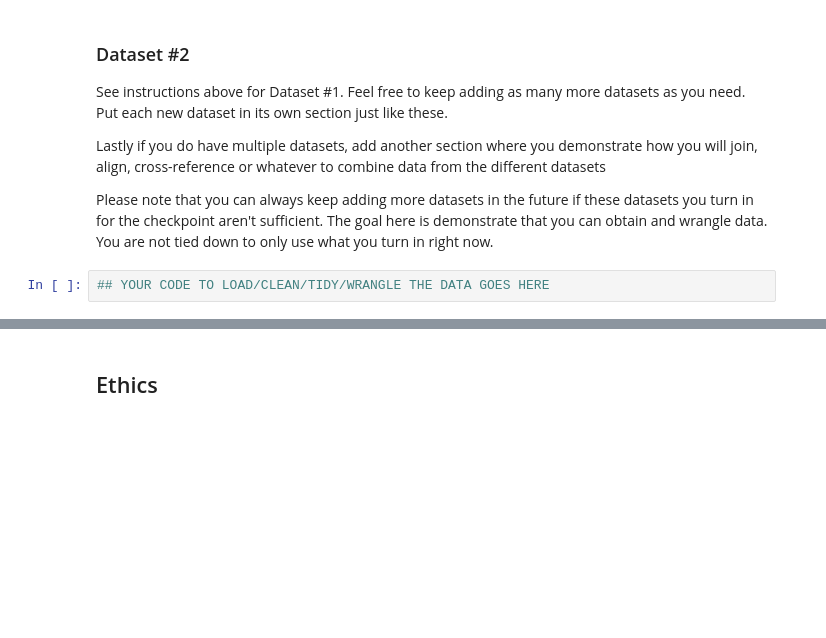
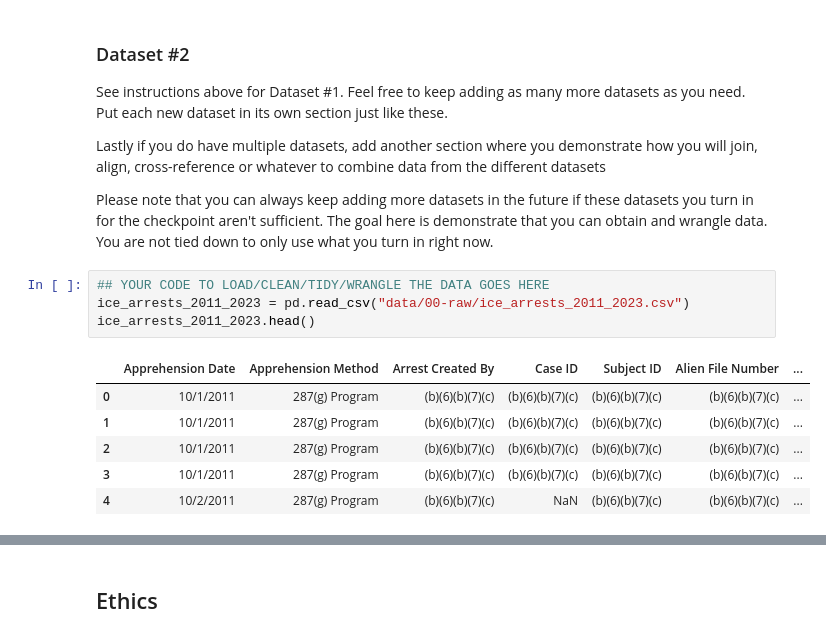
Before and after one commit to COGS108/Group109_WI26, a Jupyter notebook: 01-DataCheckpoint.ipynb, the cells around one changed output, grey strips where cells are left out. Cells and saved outputs as stored; diff of their text form; blank space fills up the shorter version.

```diff
--- a/01-DataCheckpoint.ipynb
+++ b/01-DataCheckpoint.ipynb
@@ -184,3 +249,12 @@ Lastly if you do have multiple datasets, add another section where you demonstra
 Please note that you can always keep adding more datasets in the future if these datasets you turn in for the checkpoint aren't sufficient.  The goal here is demonstrate that you can obtain and wrangle data.  You are not tied down to only use what you turn in right now.
 # %%
 ## YOUR CODE TO LOAD/CLEAN/TIDY/WRANGLE THE DATA GOES HERE
+ice_arrests_2011_2023 = pd.read_csv("data/00-raw/ice_arrests_2011_2023.csv")
+ice_arrests_2011_2023.head()
+# %% [output]
+|  | Apprehension Date | Apprehension Method | Arrest Created By | Case ID | Subject ID | Alien File Number | ... |
+| 0 | 10/1/2011 | 287(g) Program | (b)(6)(b)(7)(c) | (b)(6)(b)(7)(c) | (b)(6)(b)(7)(c) | (b)(6)(b)(7)(c) | ... |
+| 1 | 10/1/2011 | 287(g) Program | (b)(6)(b)(7)(c) | (b)(6)(b)(7)(c) | (b)(6)(b)(7)(c) | (b)(6)(b)(7)(c) | ... |
+| 2 | 10/1/2011 | 287(g) Program | (b)(6)(b)(7)(c) | (b)(6)(b)(7)(c) | (b)(6)(b)(7)(c) | (b)(6)(b)(7)(c) | ... |
+| 3 | 10/1/2011 | 287(g) Program | (b)(6)(b)(7)(c) | (b)(6)(b)(7)(c) | (b)(6)(b)(7)(c) | (b)(6)(b)(7)(c) | ... |
+| 4 | 10/2/2011 | 287(g) Program | (b)(6)(b)(7)(c) | NaN | (b)(6)(b)(7)(c) | (b)(6)(b)(7)(c) | ... |
```
Also changed, not shown: parts of 14 cells of this notebook.
